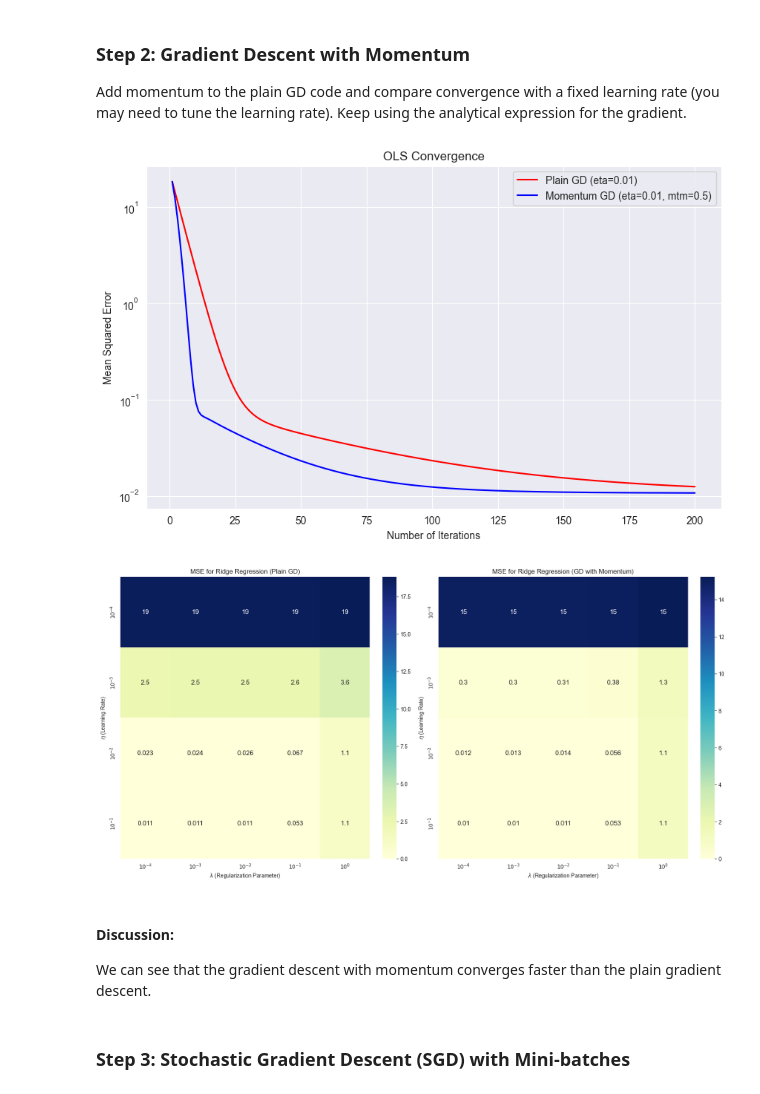
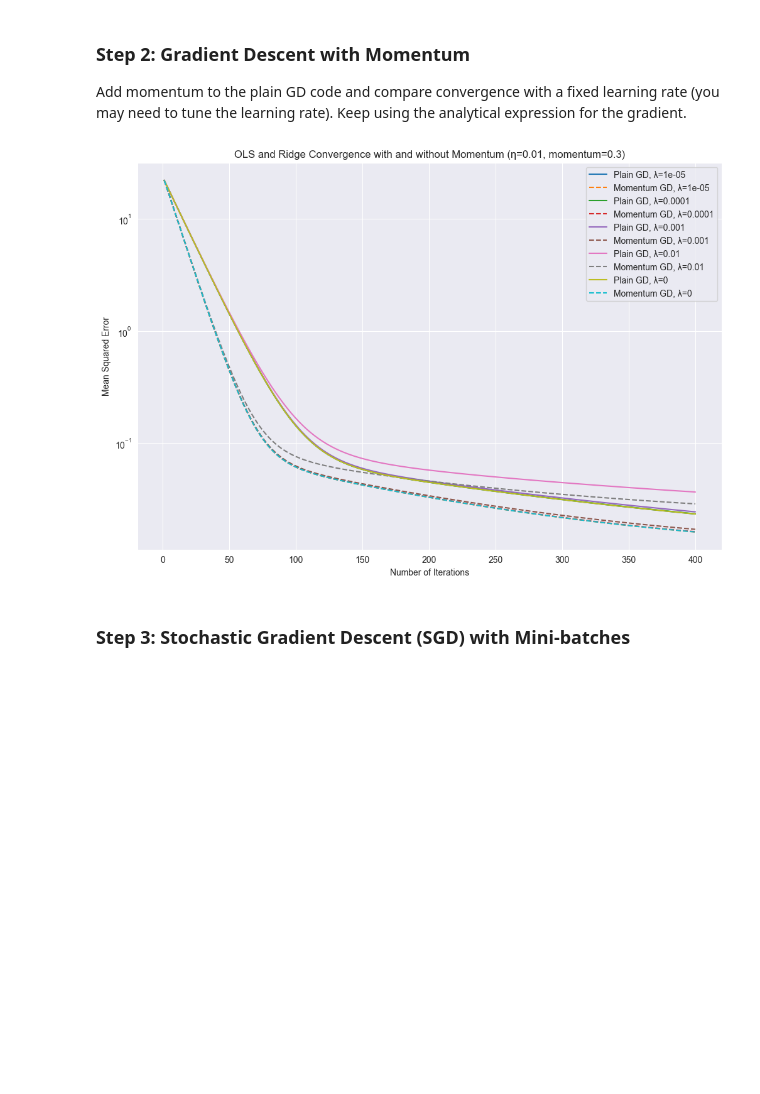
Before and after one commit to TrondVQ/FYS_STK_P2, a Jupyter notebook: partaAutograd.ipynb, the cells around one changed output. Drawn from its saved outputs; the diff is of its cells as text; code cells hidden in the pictures; blank space fills up the shorter version.

```diff
--- a/partaAutograd.ipynb
+++ b/partaAutograd.ipynb
@@ -246,33 +195,25 @@ def plot_Ridge_heatmaps_momentum(X, y, beta, learning_rates, lambdas, Niteration
 # %%
-# Modifies the example taken  from week 39: Gradient Descent Example
+# Data generation
 np.random.seed(2014)
-# Generate some data
 n = 400
-x = np.random.rand(n,1) #input
+x = np.random.rand(n,1)
 y = 2 + 3*x + 4*x**2 + 0.1*np.random.randn(n,1) #4x^2 + 3x + 2 + noise
-p = 2 #polynomial degree
+p = 2
 
-X = Design(x,p) #design matrix
-beta = np.random.randn(p+1,1) #initialize parameters
+X = Design(x,p)
+beta = np.random.randn(p+1,1)
 
-#same as project 1
-learning_rates = np.logspace(-4, -1, 4)#learning rates
-lambdas = np.logspace(-4, 0, 5)# lambdas
-
+# Parameters
+learning_rates = np.logspace(-5, -1, 5)
+lambdas = [1e-5, 1e-4, 1e-3, 1e-2, 0]
 eta = 0.01
-Niterations = 200
-momentum = 0.5
+Niterations = 400
+momentum = 0.3
 change = 0.00
 
-plot_OLS_convergence(X, y, beta, eta, Niterations, momentum, change)
-
-plot_Ridge_heatmaps_momentum(X, y, beta, learning_rates, lambdas, Niterations=100)
+plot_OLS_Ridge_convergence(X, y, beta, eta, lambdas, Niterations=Niterations, momentum = momentum, change = change)
 # %% [output]
-[figure, old version]
+[figure, new version]
-[figure, removed]
-# %% [markdown]
-#### Discussion:
-We can see that the gradient descent with momentum converges faster than the plain gradient descent.
 # %% [markdown]
 ### Step 3: Stochastic Gradient Descent (SGD) with Mini-batches
 # %%
```
Also changed, not shown: parts of 25 cells of this notebook.
